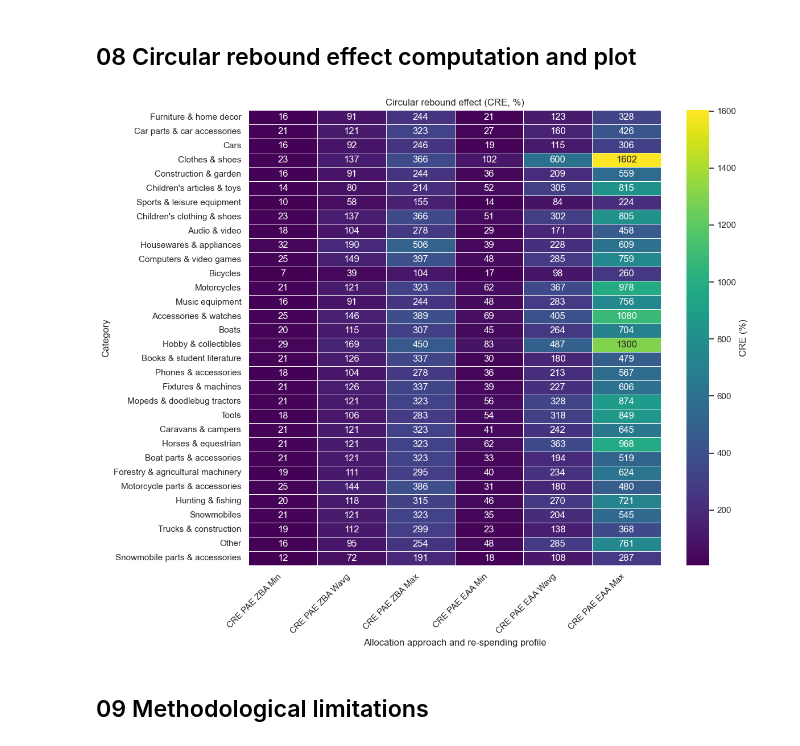
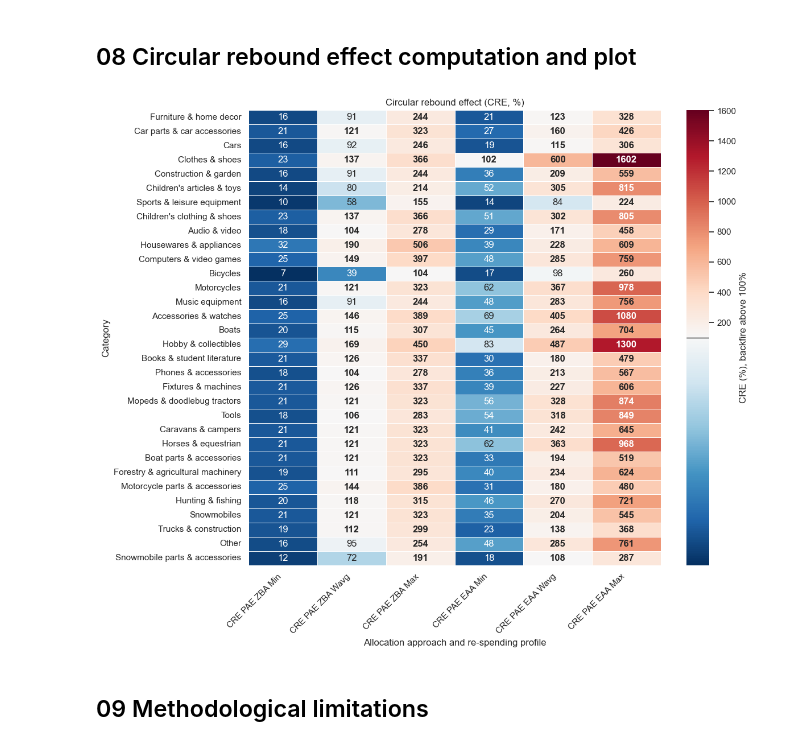
Before and after one commit to rafaellaurenti/Circularity_Paradox, a Jupyter notebook: Circularity_paradox_code.ipynb, the cells around one changed output. Drawn from its saved outputs; the diff is of its cells as text; code cells hidden in the pictures.

```diff
--- a/Circularity_paradox_code.ipynb
+++ b/Circularity_paradox_code.ipynb
@@ -1636,43 +1636,62 @@ for peb_col, peb_tag in pairs:
         out_col = f"CRE PAE {peb_tag} {imp_tag}"
         df[out_col] = safe_divide(df[imp_col], df[peb_col]) * 100
 
 # ---------- final table for plotting ----------
 plot_cols = [
     "CRE PAE ZBA Min", "CRE PAE ZBA Wavg", "CRE PAE ZBA Max",
     "CRE PAE EAA Min", "CRE PAE EAA Wavg", "CRE PAE EAA Max",
 ]
 df_cre = df[["Category"] + plot_cols].set_index("Category")
 
 # Optional: sort categories (e.g., by Wavg ZBA)
 #df_cre = df_cre.sort_values("CRE PAE ZBA Wavg", ascending=True)
 
 # ---------- plotting ----------
+import matplotlib.colors as mcolors
+
 plt.figure(figsize=(12, 10))
 
-# highlight 100% as a threshold, use a diverging palette centered at 100:
-#sns.heatmap(df_cre, cmap="RdYlGn_r", annot=True, fmt=".0f", linewidths=.5, center=100,
-#            cbar_kws={"label": "CRE (%)"})
+# Diverging colormap pivoted exactly at the 100% backfire threshold.
+# Below 100%: reuse still nets a reduction (blue). At/above 100%: backfire (red).
+data_min = float(np.nanmin(df_cre.values))
+data_max = float(np.nanmax(df_cre.values))
+vmin = min(data_min, 100 - 1e-6)   # guard keeps the norm valid if all cells
+vmax = max(data_max, 100 + 1e-6)   # happen to fall on one side of 100
+norm = mcolors.TwoSlopeNorm(vmin=vmin, vcenter=100, vmax=vmax)
 
-# Otherwise, a sequential palette works fine:
-sns.heatmap(df_cre, cmap="viridis", annot=True, fmt=".0f", linewidths=.5,
-            cbar_kws={"label": "CRE (%)"})
+ax = sns.heatmap(
+    df_cre, cmap="RdBu_r", norm=norm,
+    annot=True, fmt=".0f", linewidths=.5,
+    cbar_kws={"label": "CRE (%), backfire above 100%"},
+)
+
+# mark the 100% threshold on the colorbar (TwoSlopeNorm puts 100 at the midpoint)
+cbar = ax.collections[0].colorbar
+cbar.ax.plot([0, 1], [0.5, 0.5], color="black", lw=1, transform=cbar.ax.transAxes)
+
+# make backfire cells (CRE >= 100%) stand out with bold labels
+for t in ax.texts:
+    try:
+        v = float(t.get_text())
+    except ValueError:
+        continue
+    if v >= 100:
+        t.set_fontweight("bold")
 
 plt.title("Circular rebound effect (CRE, %)")
 plt.xlabel("Allocation approach and re-spending profile")
 plt.ylabel("Category")
 plt.xticks(rotation=45, ha="right")
 plt.yticks(rotation=0)
 plt.tight_layout()
-
-# Optional save
 plt.savefig(FIGPATH, dpi=300)
 plt.show()
 
 # rounded:
-df_cre_display = df_cre.round(0).astype("Int64")  # keeps NaN as <NA>
+#df_cre_display = df_cre.round(0).astype("Int64")  # keeps NaN as <NA>
 # print(df_cre_display)  # or write to file if needed
 # %% [output]
-[figure, old version]
+[figure, new version]
 # %% [markdown]
 ## 09 Methodological limitations
 # %%
```
Also changed, not shown: parts of 4 cells of this notebook, 27 other files.
